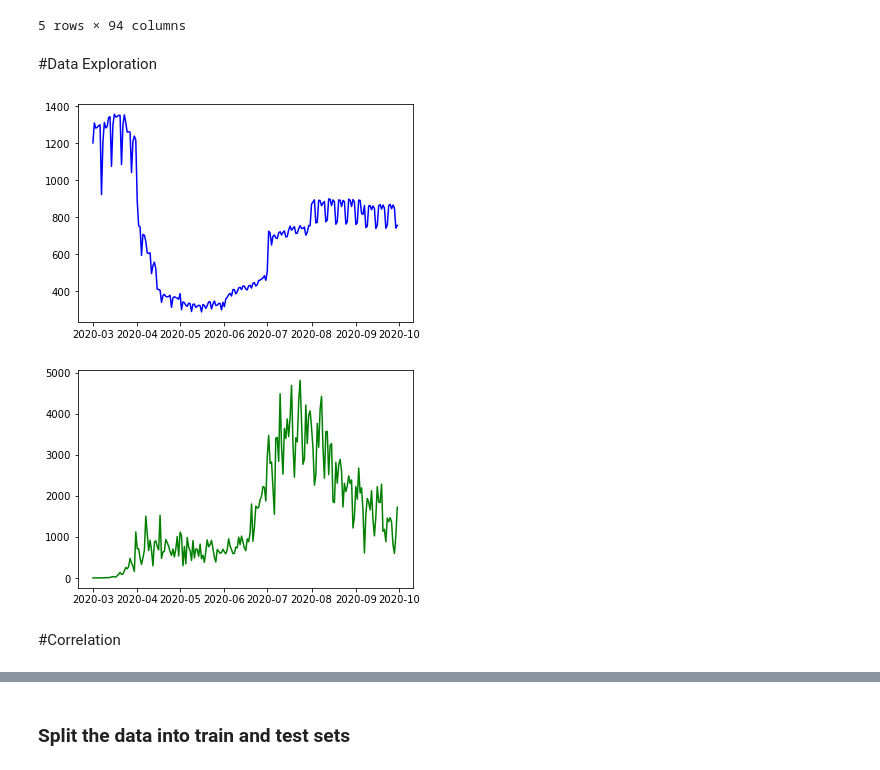
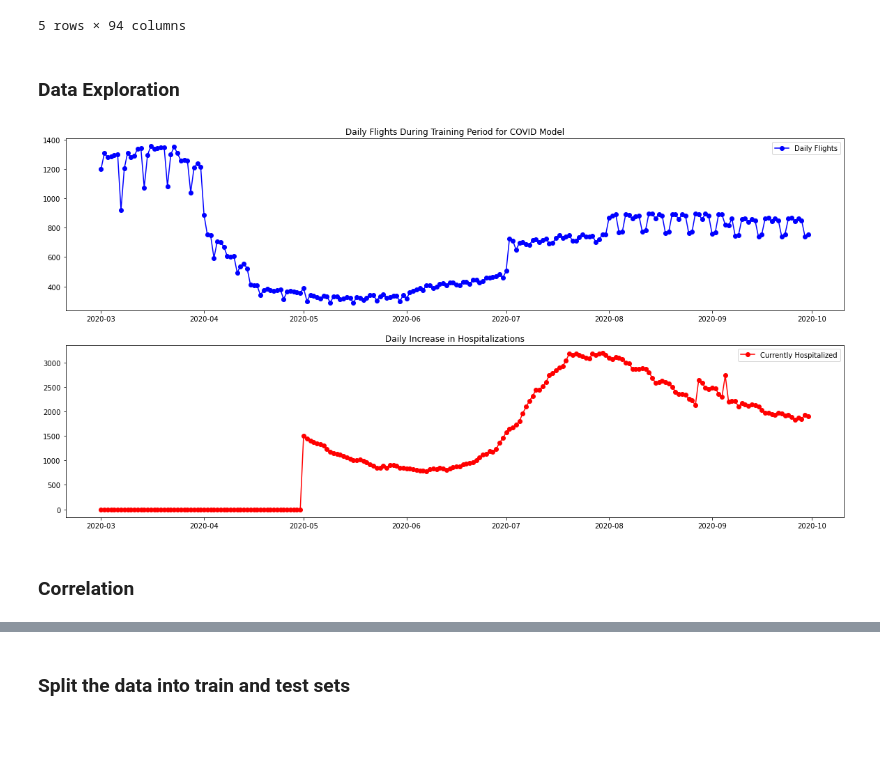
Before and after one commit to triple-ace/azure-ai-hackathon, a Jupyter notebook: models/Flights_model_covid.ipynb, the cells around one changed output, grey strips where cells are left out. Cells and saved outputs as stored; diff of their text form; code cells hidden in the pictures; blank space fills up the shorter version.

Commit message:
updating images and notebooks

```diff
--- a/models/Flights_model_covid.ipynb
+++ b/models/Flights_model_covid.ipynb
@@ -106,23 +119,30 @@ dataset.take(5).to_pandas_dataframe().reset_index(drop=True)
 | 4 | 19580 | ATL | 2019-01-05 | GA | 865 | Saturday | 5 | 5 | ... |
 5 rows × 94 columns
 # %% [markdown]
-#Data Exploration
+### Data Exploration
 # %%
 explore =dataset.time_between(datetime(2020, 3, 1, 0), datetime(2020, 9, 30, 0))
 explore=explore.to_pandas_dataframe().reset_index(drop=True)
 # %%
 #do some plotting
 %matplotlib inline
-flight_cnts = plt.plot(explore['Date'], explore['counts_x'], color='b')
+
+plt.figure(figsize=(20,10))
+plt.subplot(2,2,1)
+plt.subplot(211)
+plt.title("Daily Flights During Training Period for COVID Model")
+flight_cnts = plt.plot(explore['Date'], explore['counts_x'], color='b', label="Daily Flights", marker="o")
+plt.legend(loc='upper right')
+
+plt.subplot(212)
+plt.title("Daily Increase in Hospitalizations")
+covid_cnts = plt.plot(explore['Date'], explore['hospitalizedCurrently'], color='r', label="Currently Hospitalized", marker="o")
+plt.legend(loc='upper right')
 plt.show()
-
-covid_cnts = plt.plot(explore['Date'], explore['positiveIncrease'], color='g')
-plt.show()
 # %% [output]
-[figure, old version]
+[figure, new version]
-[figure, removed]
 # %% [markdown]
-#Correlation
+### Correlation
 # %%
 corr_matrix=explore.corr(method='pearson', min_periods=1)
 with pd.option_context("display.min_rows", 50, "display.max_rows", 100, "display.max_columns", 5):
```
Also changed, not shown: parts of 35 cells of this notebook, 5 other files.
